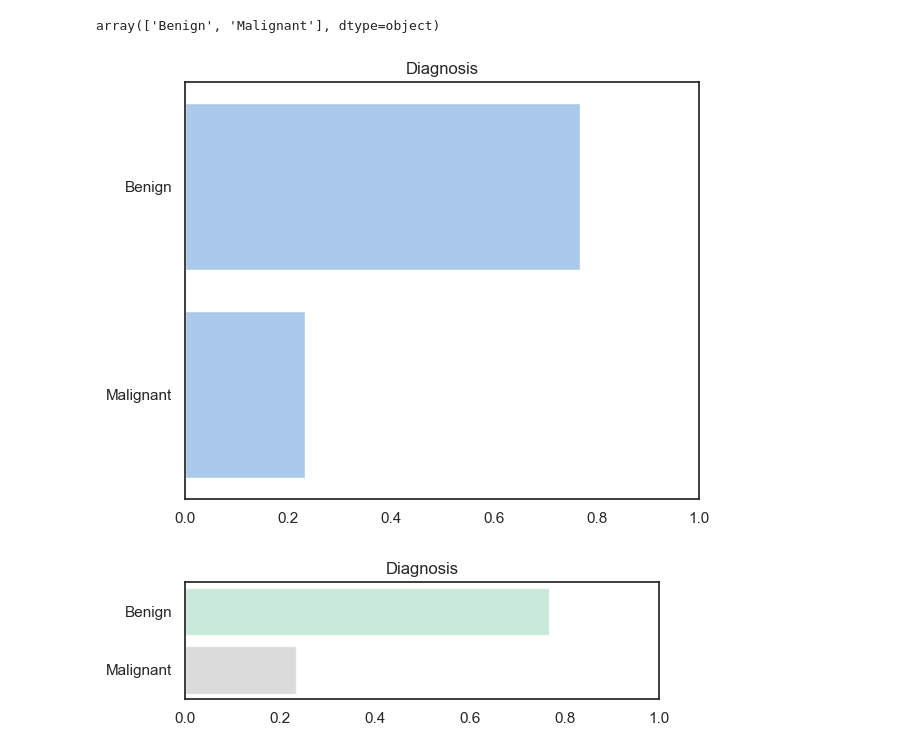
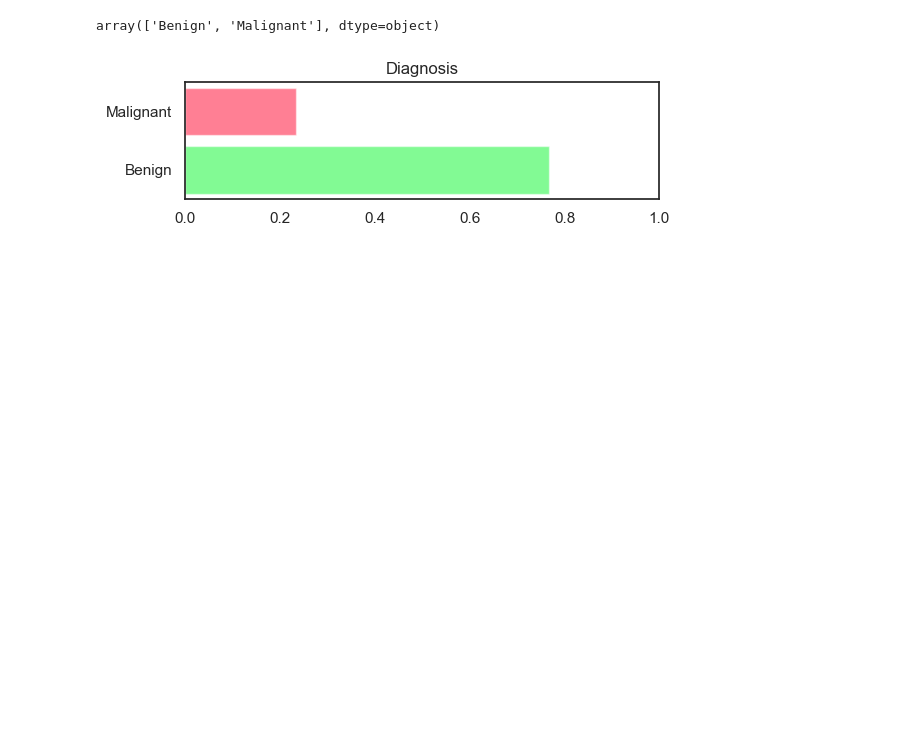
Before and after one commit to andreeriga/Scientific-Visualization-Magistrale, a Jupyter notebook: notebooks/thyroid.ipynb, the cells around one changed output. Drawn from its saved outputs; the diff is of its cells as text; code cells hidden in the pictures; blank space fills up the shorter version.

```diff
--- a/notebooks/thyroid.ipynb
+++ b/notebooks/thyroid.ipynb
@@ -73,8 +73,8 @@ sns.set_theme(style="white")
 
 # Palette personalizzata: Yes = rosso pastello, No = verde pastello
 custom_palette = {
-    "Yes": "#f1090939",  # rosso pastello
-    "No":  "#72f67939"   # verde pastello
+    "Yes": "#ff002b",  # rosso pastello
+    "No": "#07f72b"   # verde pastello
 }
 
 ax = sns.barplot(
@@ -95,8 +95,8 @@ ax.legend_.remove()
 
 # Creo la legenda manuale con alpha corretto
 handles = [
-    Patch(facecolor="#f10909", alpha=0.43, label="Yes"),
-    Patch(facecolor="#72f679", alpha=0.43, label="No")
+    Patch(facecolor="#ff002b", alpha=0.43, label="Yes"),
+    Patch(facecolor="#07f72b", alpha=0.43, label="No")
 ]
 ax.legend(handles=handles, title="")
 
@@ -168,10 +176,13 @@ min_age = df["Age"].min()
 range_df = df["Age"].value_counts(bins=8, normalize=True).sort_index()
 range_df.index = [f"{int(np.ceil(iv.left))}-{int(iv.right)}" for iv in range_df.index]
 sns.set_color_codes("pastel")
-sns.barplot(x= range_df.values, y= [str(x) for x in range_df.index], orient='h', color="b")
+sns.barplot(x= range_df.values, y= [str(x) for x in range_df.index], orient='h', color="#014034")
 plt.xlabel('')
 plt.ylabel('')
 plt.xlim(0, 1.0)
+ax = plt.gca()
+for patch in ax.patches:
+    patch.set_alpha(0.5)
 plt.tight_layout()
 plt.show()
 # %% [output]
@@ -179,6 +190,6 @@ plt.show()
 # %%
 col = "Age"
-color = 'blue'
+color = "#014034"
 
 fig, ax = plt.subplots(1, 1, figsize=(5, 5))
 
@@ -208,36 +219,40 @@ array(['Benign', 'Malignant'], dtype=object)
 # %%
 col = "Diagnosis"
 
 serie = df[col].value_counts(normalize=True)
-serie.sort_values(inplace=True, ascending=False)
-sns.set_color_codes("pastel")
-sns.barplot(x= serie.values, y= [x for x in list(serie.index)], orient='h', color="b")
-plt.xlabel('')
-plt.ylabel('')
-plt.xlim(0, 1.0)
-plt.tight_layout()
-plt.title(col)
-plt.show()
+serie.sort_values(inplace=True, ascending=True)
+# sns.set_color_codes("pastel")
+# sns.barplot(x= serie.values, y= [x for x in list(serie.index)], orient='h', color="b")
+# plt.xlabel('')
+# plt.ylabel('')
+# plt.xlim(0, 1.0)
+# plt.tight_layout()
+# plt.title(col)
+# plt.show()
 
 fig, ax = plt.subplots(figsize=(6, max(2, 0.35 * len(serie))))
 labels = list(serie.index)
 values = list(serie.values)
 y_pos = np.arange(len(labels))
 
 # palette pastel
-cmap = plt.get_cmap("Pastel2")
-colors = [cmap(i / max(1, len(labels) - 1)) for i in range(len(labels))]
+# cmap = plt.get_cmap("Pastel2")
+# colors = [cmap(i / max(1, len(labels) - 1)) for i in range(len(labels))]
+
+colors = ["#ff002b", "#07f72b"]
 
 bars = ax.barh(y_pos, values, color=colors, alpha=0.7)
 ax.set_yticks(y_pos)
 ax.set_yticklabels(labels)
 ax.invert_yaxis()
 ax.set_xlabel("")
 ax.set_ylabel("")
 ax.set_xlim(0, 1.0)
 ax.set_title(col)
 plt.tight_layout()
+ax = plt.gca()
+for patch in ax.patches:
+    patch.set_alpha(0.5)
 plt.show()
 # %% [output]
-[figure, old version]
+[figure, new version]
-[figure, removed]
```
Also changed, not shown: parts of 4 cells of this notebook, 2 other files.
